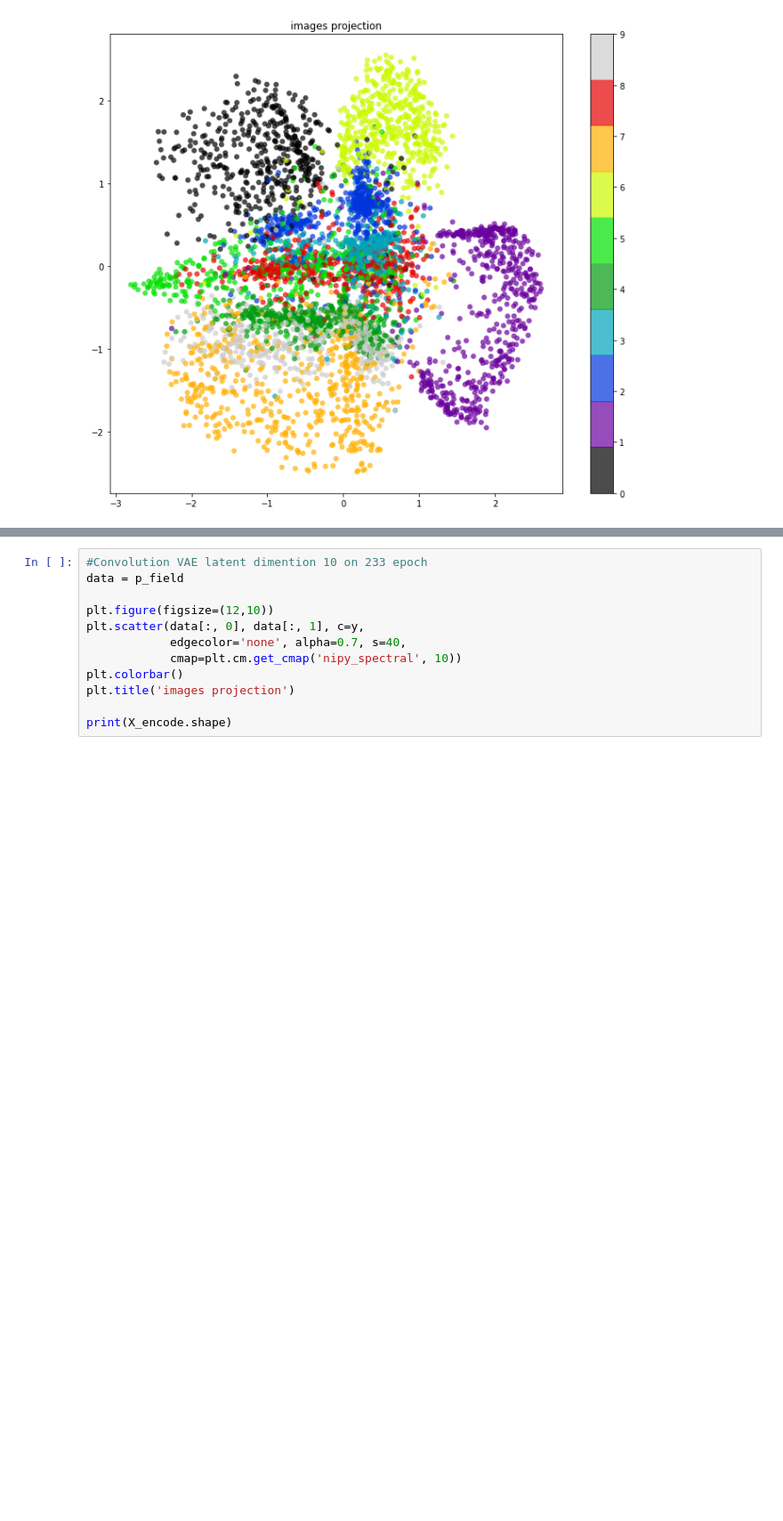
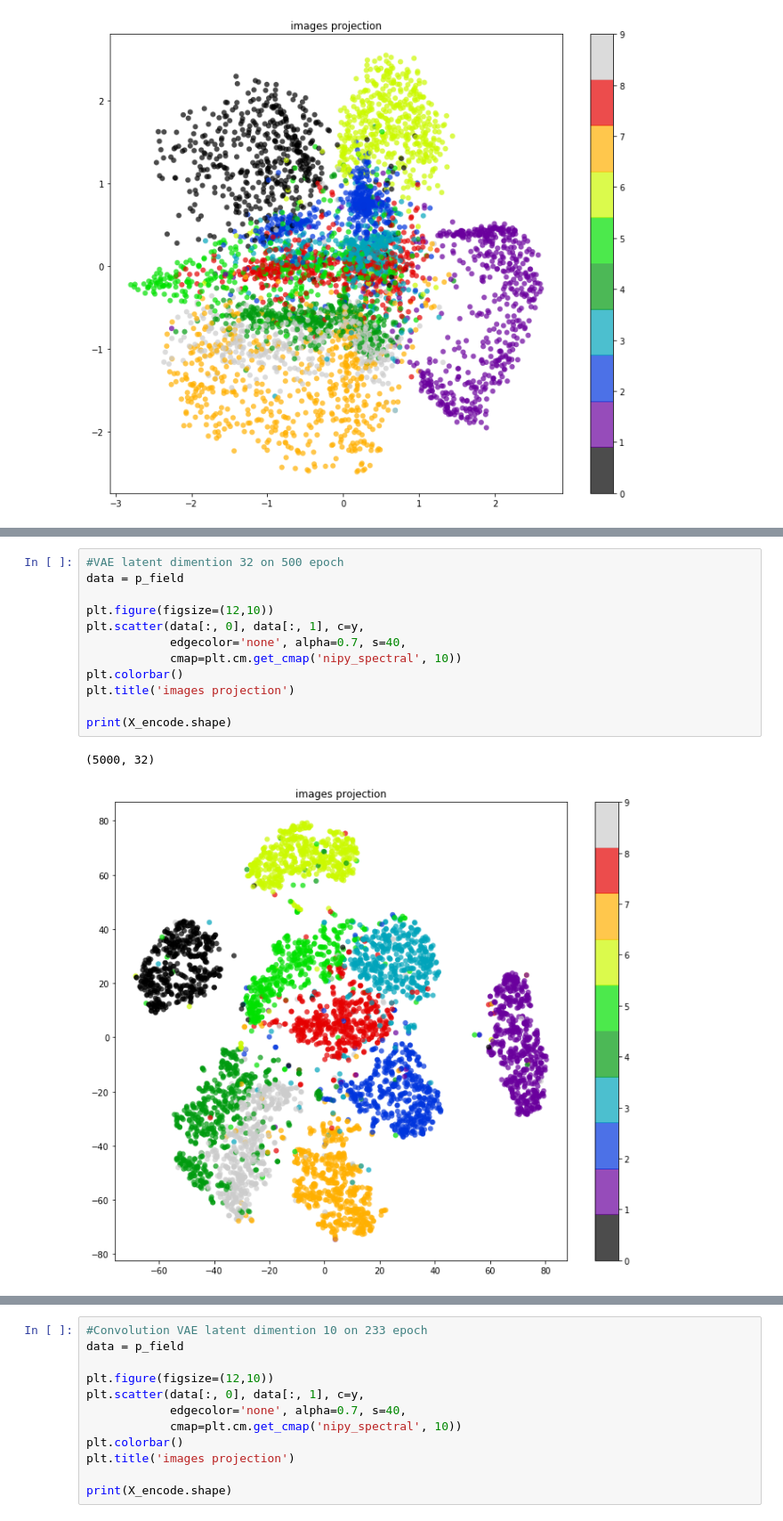
Before and after one commit to AlexeySrus/Clustering-by-VAE, a Jupyter notebook: mnist/dataset_test.ipynb, the cells around one changed output, grey strips where cells are left out. Shown at 89% size. Saved outputs shown, nothing was run; the diff lists cells and outputs as text; blank space fills up the shorter version.

```diff
--- a/mnist/dataset_test.ipynb
+++ b/mnist/dataset_test.ipynb
@@ -279,0 +316,15 @@ p_field = tsne.fit_transform(X_encode)
+# %%
+#VAE latent dimention 32 on 500 epoch
+data = p_field
+
+plt.figure(figsize=(12,10))
+plt.scatter(data[:, 0], data[:, 1], c=y,
+            edgecolor='none', alpha=0.7, s=40,
+            cmap=plt.cm.get_cmap('nipy_spectral', 10))
+plt.colorbar()
+plt.title('images projection')
+
+print(X_encode.shape)
+# %% [output]
+(5000, 32)
+[figure, added]
```
Also changed, not shown: parts of 8 cells of this notebook, 1 other file.
